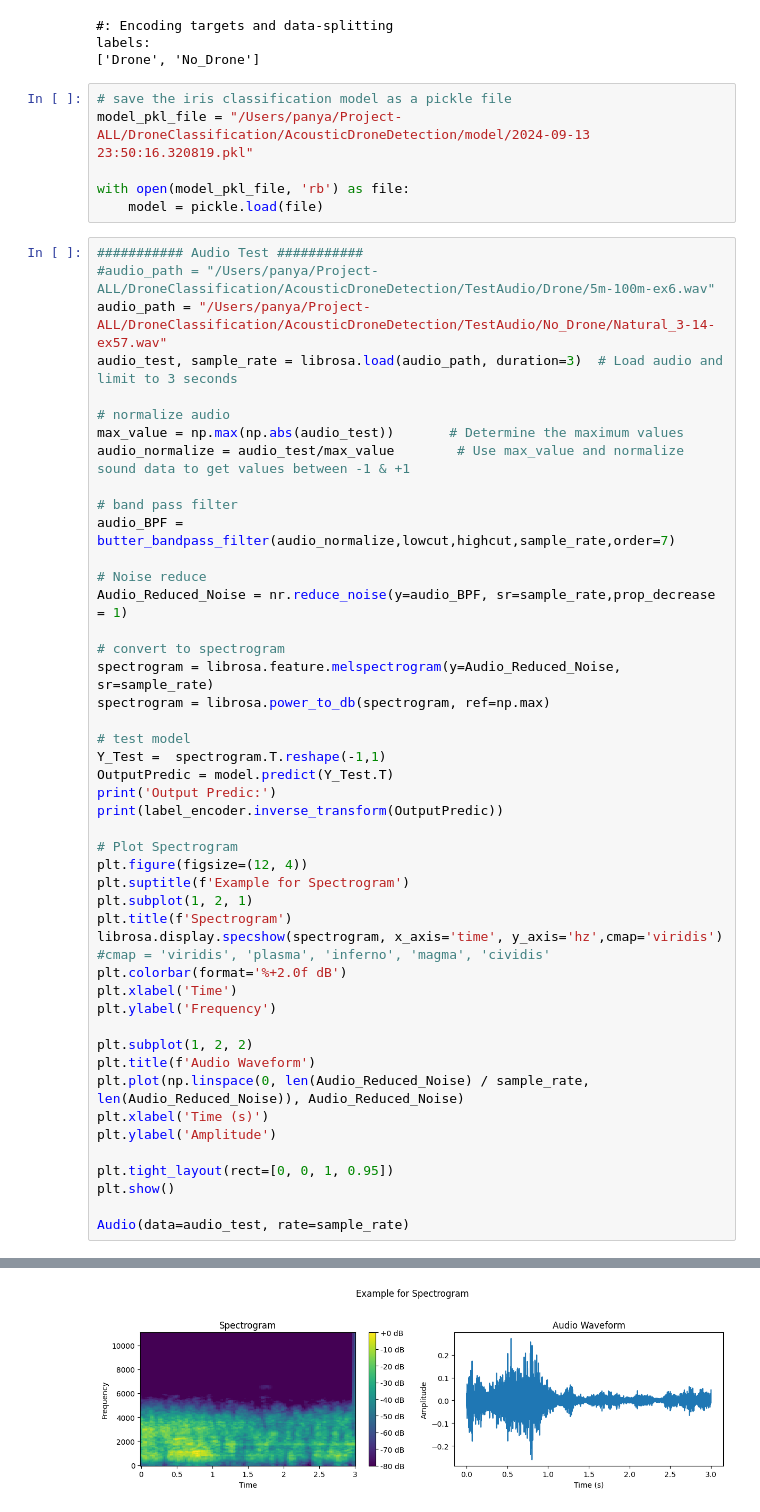
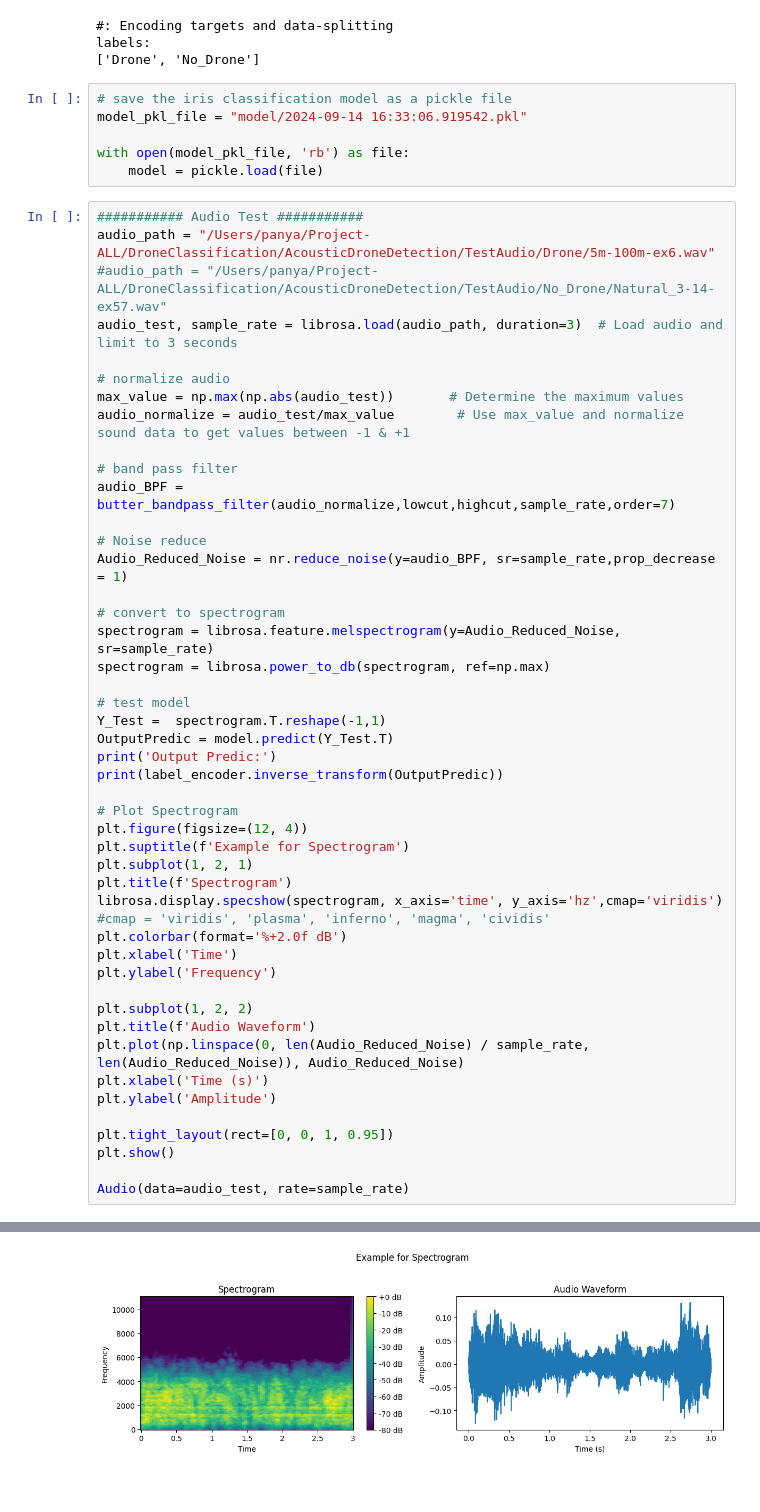
Before and after one commit to PanyaHantula/AcousticDroneDetection, a Jupyter notebook: test.ipynb, the cells around one changed output, grey strips where cells are left out. Drawn from its saved outputs; the diff is of its cells as text.

Commit message:
add code to plot graph

```diff
--- a/test.ipynb
+++ b/test.ipynb
@@ -55,14 +55,14 @@ labels:
 ['Drone', 'No_Drone']
 # %%
 # save the iris classification model as a pickle file
-model_pkl_file = "/Users/panya/Project-ALL/DroneClassification/AcousticDroneDetection/model/2024-09-13 23:50:16.320819.pkl"
+model_pkl_file = "model/2024-09-14 16:33:06.919542.pkl"
 
 with open(model_pkl_file, 'rb') as file:
     model = pickle.load(file)
 # %%
 ########### Audio Test ###########
-#audio_path = "/Users/panya/Project-ALL/DroneClassification/AcousticDroneDetection/TestAudio/Drone/5m-100m-ex6.wav"
-audio_path = "/Users/panya/Project-ALL/DroneClassification/AcousticDroneDetection/TestAudio/No_Drone/Natural_3-14-ex57.wav"
+audio_path = "/Users/panya/Project-ALL/DroneClassification/AcousticDroneDetection/TestAudio/Drone/5m-100m-ex6.wav"
+#audio_path = "/Users/panya/Project-ALL/DroneClassification/AcousticDroneDetection/TestAudio/No_Drone/Natural_3-14-ex57.wav"
 audio_test, sample_rate = librosa.load(audio_path, duration=3)  # Load audio and limit to 3 seconds
 
 # normalize audio
@@ -111,2 +111,2 @@ Output Predic:
-[figure, old version]
+[figure, new version]
 [interactive output not drawn]
```
Also changed, not shown: parts of 1 cell of this notebook, 28 other files.
